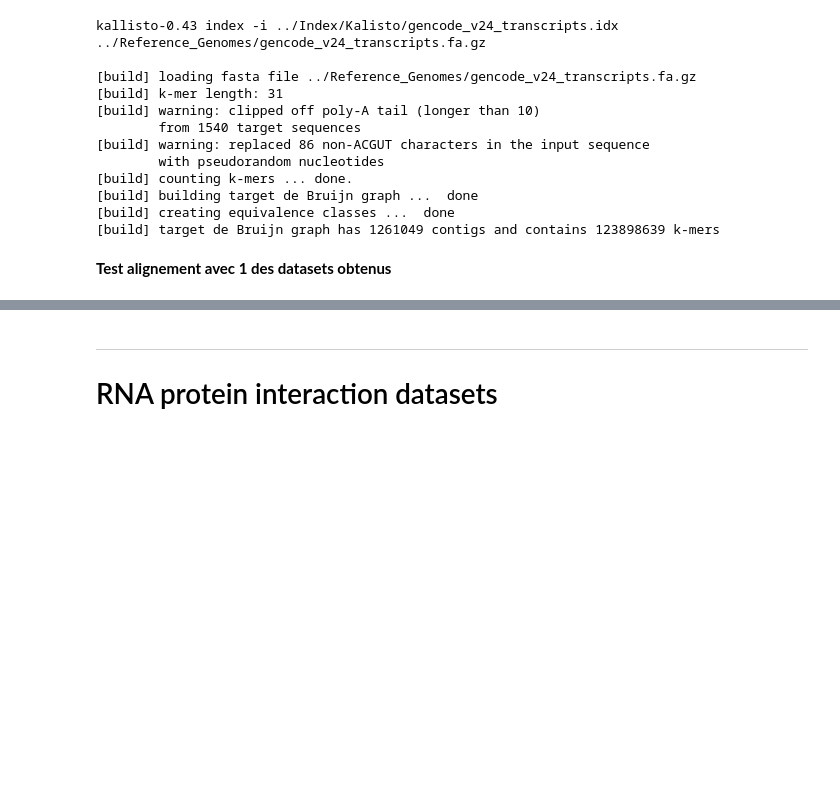
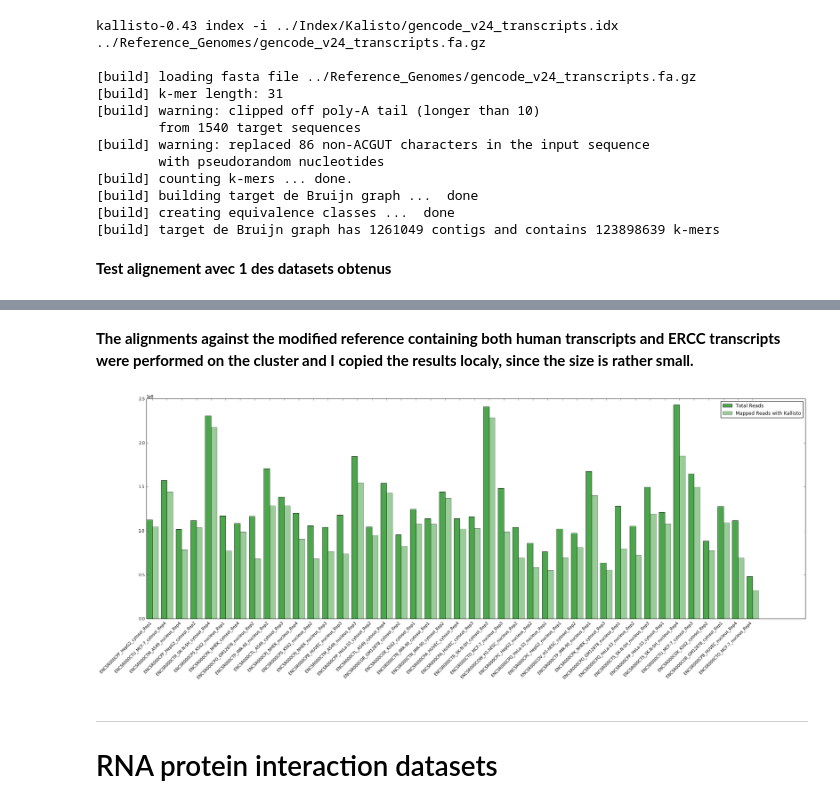
Before and after one commit to a-slide/iPython-Notebook, a Jupyter notebook: Notebooks/2016_05_23_Epi2_pilot_datasets_analysis.ipynb, the cells around one changed output, grey strips where cells are left out. Cells and saved outputs as stored; diff of their text form; code cells hidden in the pictures; blank space fills up the shorter version.

```diff
--- a/Notebooks/2016_05_23_Epi2_pilot_datasets_analysis.ipynb
+++ b/Notebooks/2016_05_23_Epi2_pilot_datasets_analysis.ipynb
@@ -2441,3 +2493,33 @@ kallisto-0.43 quant -i ../Index/Kalisto/gencode_v24_transcripts.idx -o ./Localis
+# %% [markdown]
+
+**The alignments against the modified reference containing both human transcripts and ERCC transcripts were performed on the cluster and I copied the results localy, since the size is rather small.**
+# %%
+sname_list=[]
+total_list=[]
+mapped_list=[]
+flen_list=[]
+
+for file in glob("./Localisation_Original_Datasets/Djebali-ENCODE/kallisto_results/*"):
+    sname_list.append(basename(file))
+    res = file+"/stderr.txt"
+    lines = !cat {res}
+    total_list.append(int(lines[11].split()[2].replace(",","")))
+    mapped_list.append(int(lines[11].split()[4].replace(",","")))
+    flen_list.append(float(lines[12].split()[-1].replace(",","")))
+
+
+# Plot the results
+
+index = np.arange(len(sname_list))
+bar_width = 0.40
+
+p1 = pl.bar(index, total_list, bar_width, color="green", alpha=0.7)
+p2 = pl.bar(index+bar_width, mapped_list, bar_width, color="green", alpha=0.4)
+pl.xticks(index+bar_width, sname_list, rotation=45, horizontalalignment ="right")
+pl.legend((p1[0], p2[0]), ('Total Reads', 'Mapped Reads with Kallisto'))
+pl.show()
+# %% [output]
+[figure, added]
 # %% [markdown]
 ---
 # RNA protein interaction datasets
```
Also changed, not shown: parts of 11 cells of this notebook.
